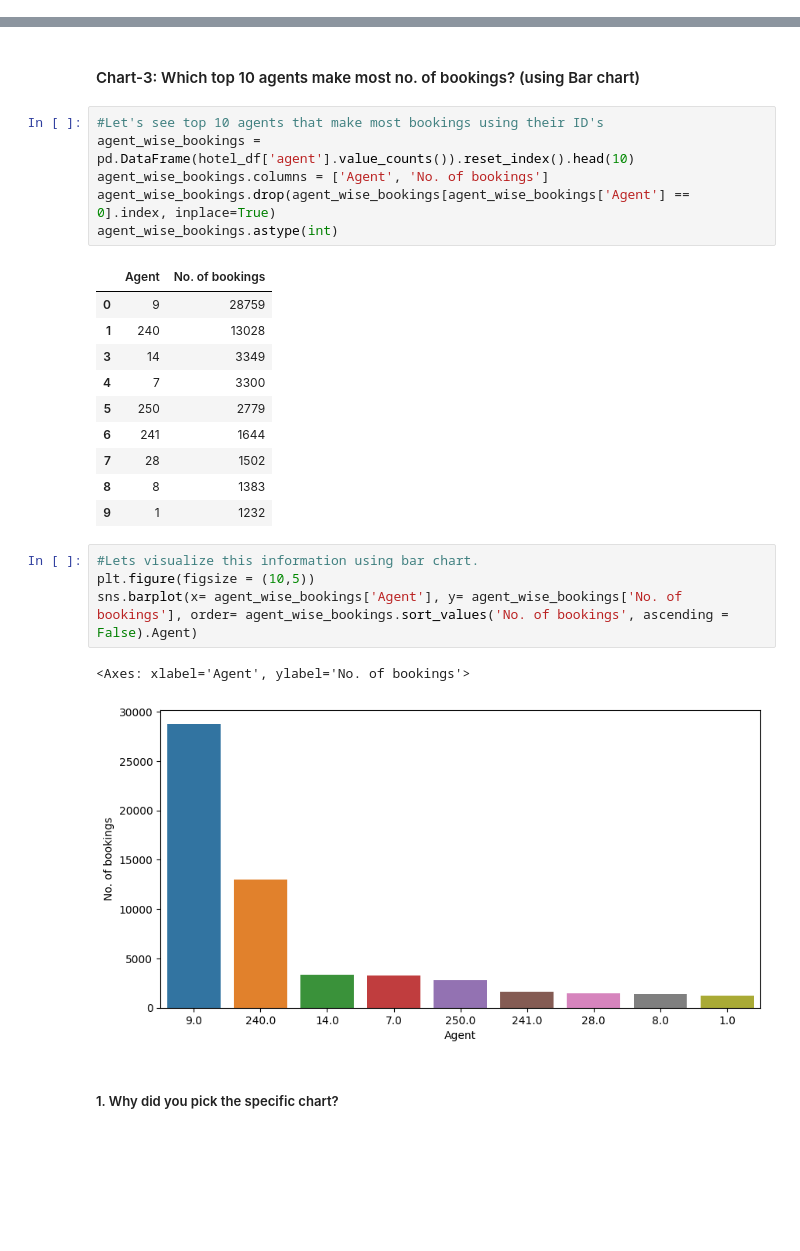
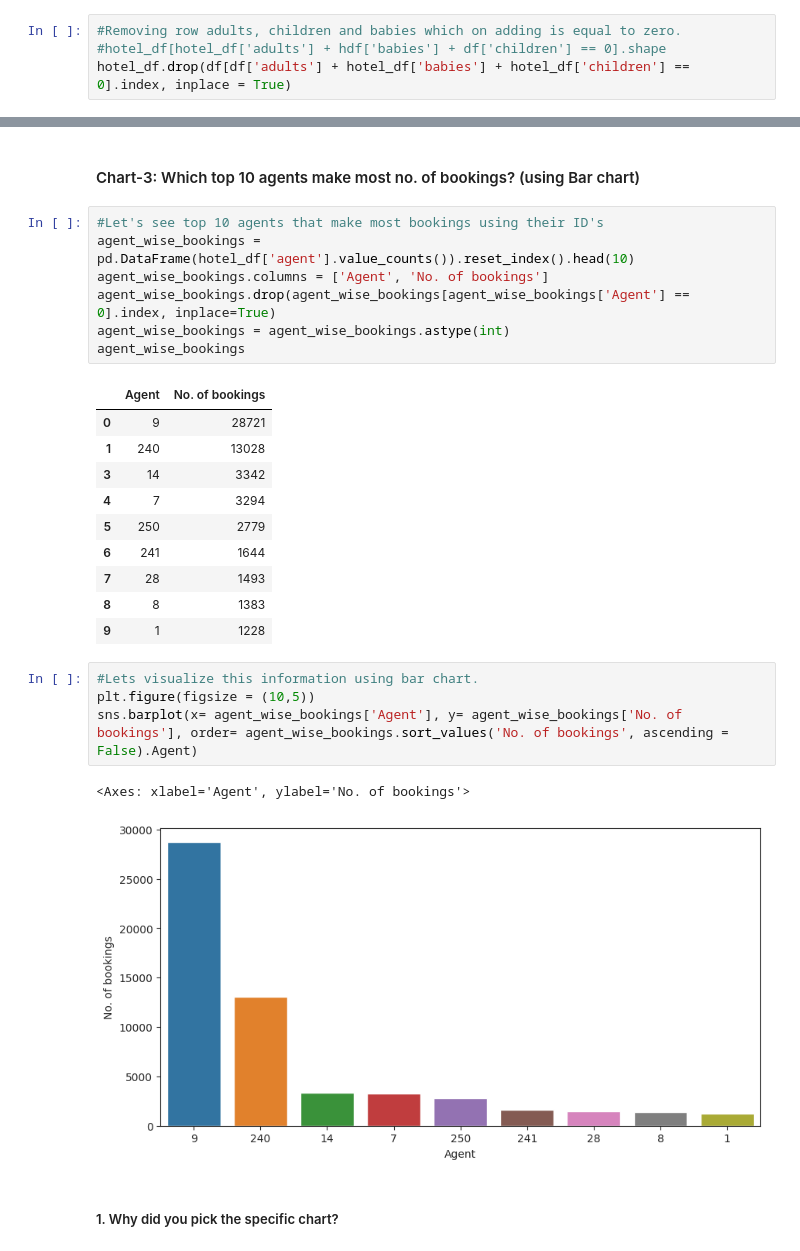
Before and after one commit to gautamdhanrajnemmaniwar/Hotel_Booking_Analysis_EDA, a Jupyter notebook: Hotel_Booking_Analysis_(EDA).ipynb, the cells around one changed output, grey strips where cells are left out. Cells and saved outputs as stored; diff of their text form; blank space fills up the shorter version.

```diff
--- a/Hotel_Booking_Analysis_(EDA).ipynb
+++ b/Hotel_Booking_Analysis_(EDA).ipynb
@@ -310,6 +310,10 @@ hotel_df[hotel_df.duplicated()].shape
 # %%
 #Removing duplicate rows
 hotel_df.drop_duplicates(inplace = True)
+# %%
+#Removing row adults, children and babies which on adding is equal to zero.
+#hotel_df[hotel_df['adults'] + hdf['babies'] + df['children'] == 0].shape
+hotel_df.drop(df[df['adults'] + hotel_df['babies'] + hotel_df['children'] == 0].index, inplace = True)
 # %%
 #Total number of rows after removing duplicate rows
 hotel_df.shape
@@ -495,27 +499,28 @@ Definitely, such data will not only help in expanding the business but also help
 # %%
 #Let's see top 10 agents that make most bookings using their ID's
 agent_wise_bookings = pd.DataFrame(hotel_df['agent'].value_counts()).reset_index().head(10)
 agent_wise_bookings.columns = ['Agent', 'No. of bookings']
 agent_wise_bookings.drop(agent_wise_bookings[agent_wise_bookings['Agent'] == 0].index, inplace=True)
-agent_wise_bookings.astype(int)
+agent_wise_bookings = agent_wise_bookings.astype(int)
+agent_wise_bookings
 # %% [output]
 |  | Agent | No. of bookings |
-| 0 | 9 | 28759 |
+| 0 | 9 | 28721 |
 | 1 | 240 | 13028 |
-| 3 | 14 | 3349 |
-| 4 | 7 | 3300 |
+| 3 | 14 | 3342 |
+| 4 | 7 | 3294 |
 | 5 | 250 | 2779 |
 | 6 | 241 | 1644 |
-| 7 | 28 | 1502 |
+| 7 | 28 | 1493 |
 | 8 | 8 | 1383 |
-| 9 | 1 | 1232 |
+| 9 | 1 | 1228 |
 # %%
 #Lets visualize this information using bar chart.
 plt.figure(figsize = (10,5))
 sns.barplot(x= agent_wise_bookings['Agent'], y= agent_wise_bookings['No. of bookings'], order= agent_wise_bookings.sort_values('No. of bookings', ascending = False).Agent)
 # %% [output]
 <Axes: xlabel='Agent', ylabel='No. of bookings'>
-[figure, old version]
+[figure, new version]
 # %% [markdown]
 ##### 1. Why did you pick the specific chart?
 # %% [markdown]
```
Also changed, not shown: parts of 73 cells of this notebook.
